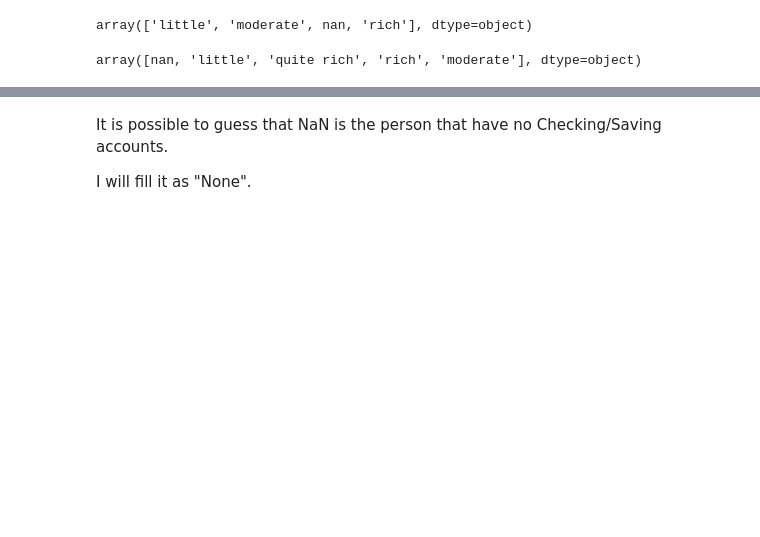
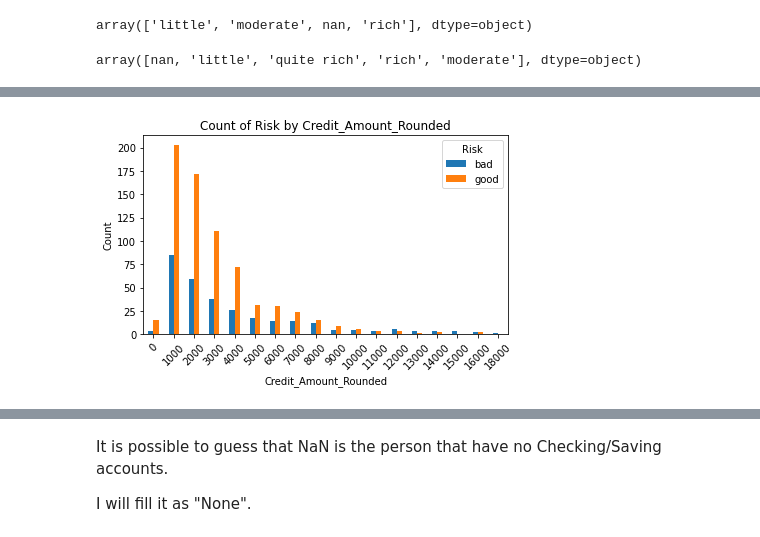
Before and after one commit to vitorkendia/projetos, a Jupyter notebook: Kaggle_Challenges/Kaggle_german_credit.ipynb, the cells around one changed output, grey strips where cells are left out. Cells and saved outputs as stored; diff of their text form; code cells hidden in the pictures; blank space fills up the shorter version.

```diff
--- a/Kaggle_Challenges/Kaggle_german_credit.ipynb
+++ b/Kaggle_Challenges/Kaggle_german_credit.ipynb
@@ -88,0 +91,4 @@ credit_data.Job = credit_data.Job.map({0:'unskilled_nr', 1:'unskilled_r', 2:'ski
+# %%
+crosstab_table = pd.crosstab(index=credit_data['Credit_Amount_Rounded'], columns=credit_data['Risk'])
+
+print(crosstab_table)
@@ -88,0 +116,12 @@ credit_data.Job = credit_data.Job.map({0:'unskilled_nr', 1:'unskilled_r', 2:'ski
+# %%
+crosstab_table.plot(kind='bar', stacked=False)
+plt.title('Count of Risk by Credit_Amount_Rounded')
+plt.xlabel('Credit_Amount_Rounded')
+plt.ylabel('Count')
+plt.xticks(rotation=45)
+
+plt.tight_layout()
+
+plt.show()
+# %% [output]
+[figure, added]
```
Also changed, not shown: parts of 24 cells of this notebook.
